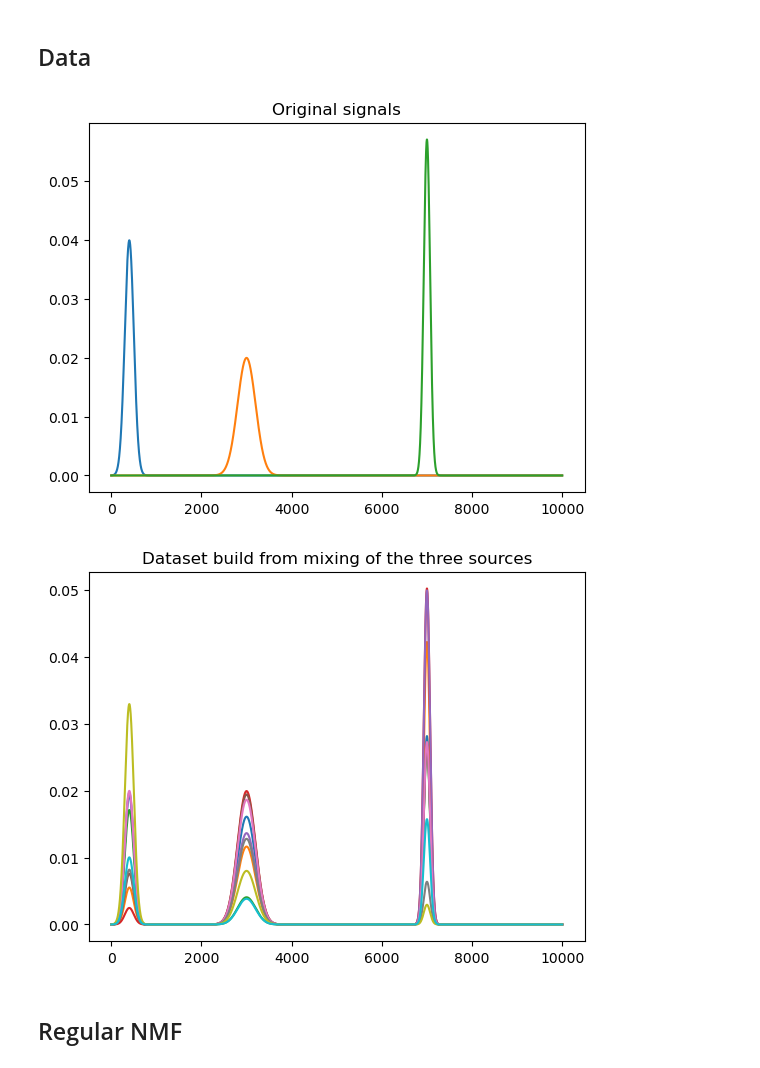
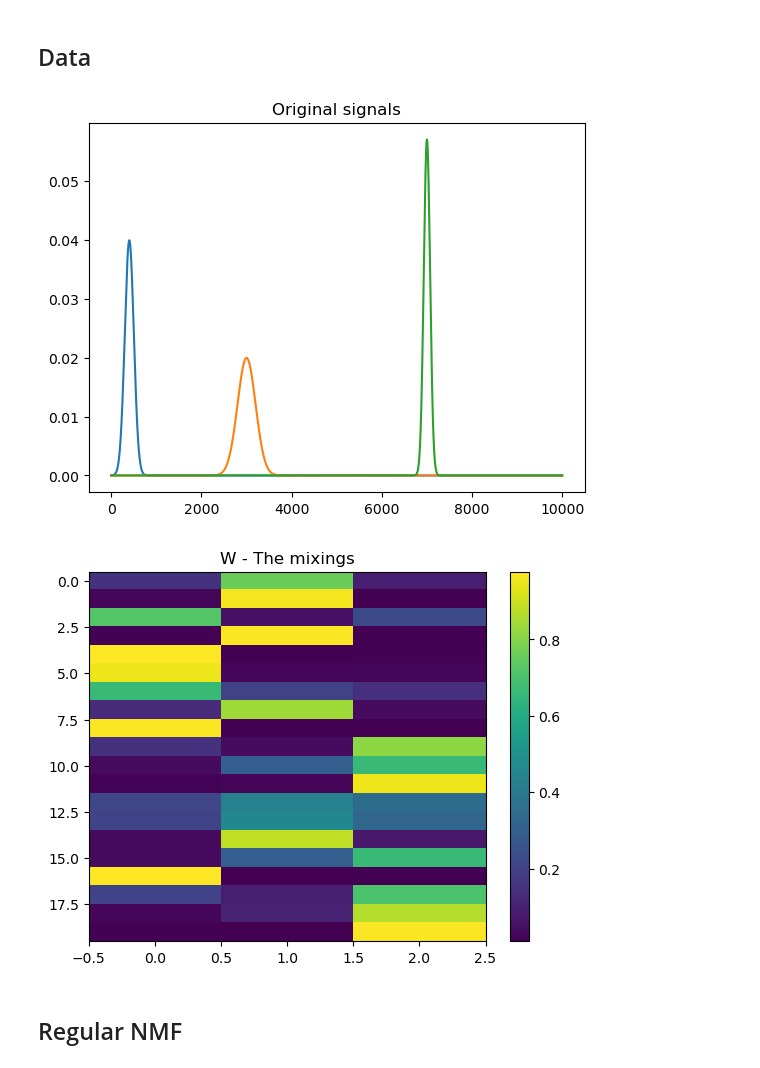
Before and after one commit to AlexanderVoldby/02466Fagprojekt2023, a Jupyter notebook: test_no_shift.ipynb, the cells around one changed output. Saved outputs shown, nothing was run; the diff lists cells and outputs as text; code cells hidden in the pictures.

```diff
--- a/test_no_shift.ipynb
+++ b/test_no_shift.ipynb
@@ -14,7 +16,7 @@ from scipy.special import softmax
 # %%
 #Create data
 # Define random sources, mixings and shifts; H, W and tau
-N, M, d = 10, 10000, 3
+N, M, d = 20, 10000, 3
 Fs = 1000  # The sampling frequency we use for the simulation
 t0 = 10    # The half-time interval we look at
 t = np.arange(-t0, t0, 1/Fs)  # the time samples
@@ -38,38 +40,50 @@ def shift_dataset(W, H, tau):
     f = np.arange(0, M) / M
     omega = np.exp(-1j * 2 * np.pi * np.einsum('Nd,M->NdM', tau, f))
     Wf = np.einsum('Nd,NdM->NdM', W, omega)
     # Broadcast Wf and H together
     Vf = np.einsum('NdM,dM->NM', Wf, Hft)
     V = np.fft.ifft(Vf)
     return V
 
 # Random mixings:
-W = np.random.rand(N, d)
+W = np.random.dirichlet(np.ones(d)*0.5, N)*5
+W = softmax(W, axis=1)
+
+#W = np.random.rand(N, d)
 # Random gaussian shifts
 tau = np.zeros(shape=(N, d))
 #tau = np.random.randint(0, 1000, size=(N, d))
 # Purely positive underlying signals. I define them as 3 gaussian peaks with random mean and std.
 mean = [40, 300, 700]
 std = [10, 20, 7]
 t = np.arange(0, 1000, 0.1)
 H = np.array([gauss(m, s, t) for m, s in list(zip(mean, std))])
 plt.figure()
 for signal in H:
     plt.plot(signal)
 plt.title("Original signals")
 plt.show()
 
 X = shift_dataset(W, H, tau)
 
 
+# plt.figure()
+# for signal in X:
+#     plt.plot(signal.real)
+# plt.title("Dataset build from mixing of the three sources")
+# plt.show()
+
 plt.figure()
-for signal in X:
-    plt.plot(signal.real)
-plt.title("Dataset build from mixing of the three sources")
+plt.imshow(W, aspect='auto', interpolation="none")
+plt.colorbar()
+ax = plt.gca()
+ax.set_xticks(np.arange(0, d, 1))
+ax.set_yticks(np.arange(0, N, 1))
+plt.title("W - The mixings")
 plt.show()
 # %% [output]
 [figure]
-[figure, old version]
+[figure, new version]
 # %% [markdown]
 ## Regular NMF
 # %%
```
Also changed, not shown: parts of 4 cells of this notebook, 2 other files.
